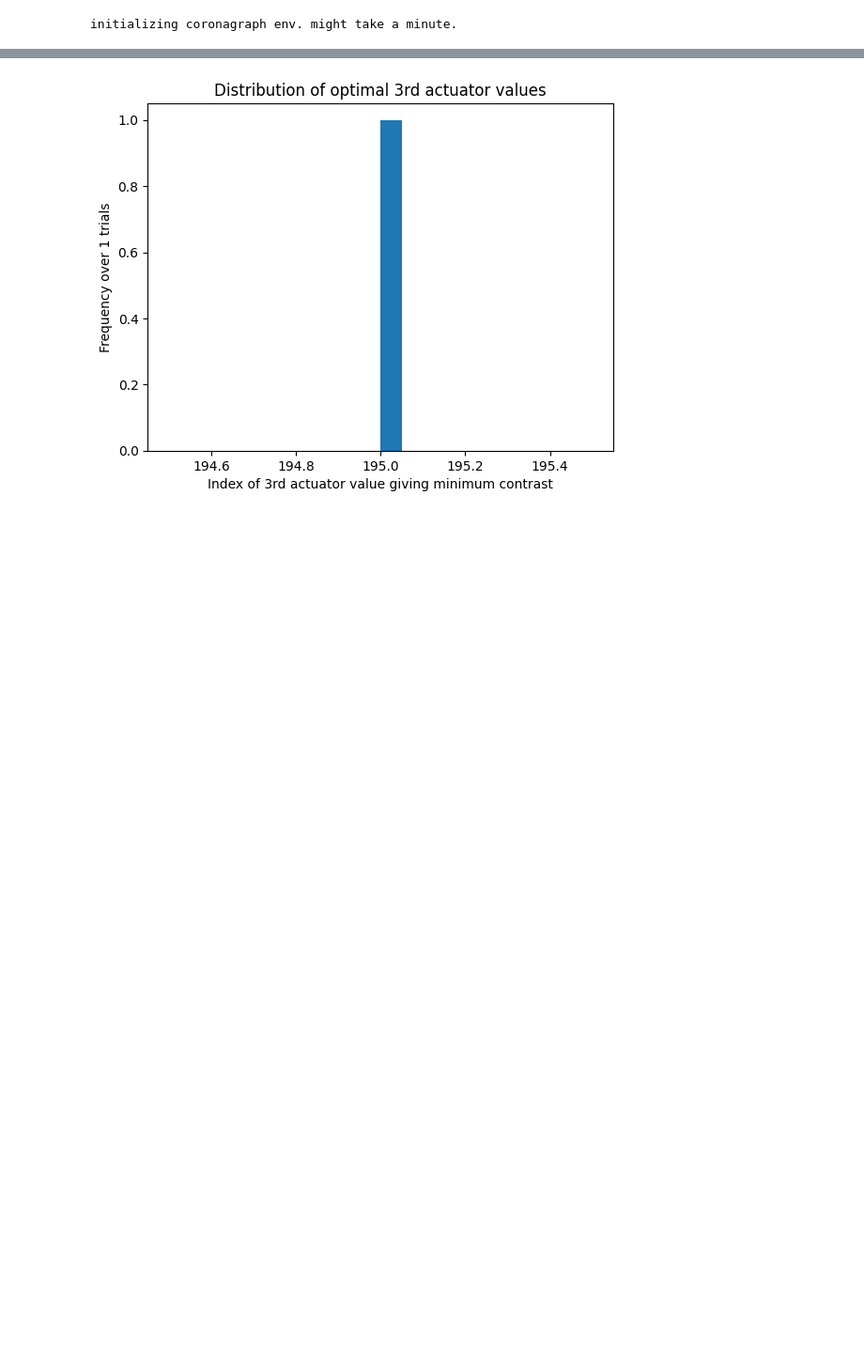
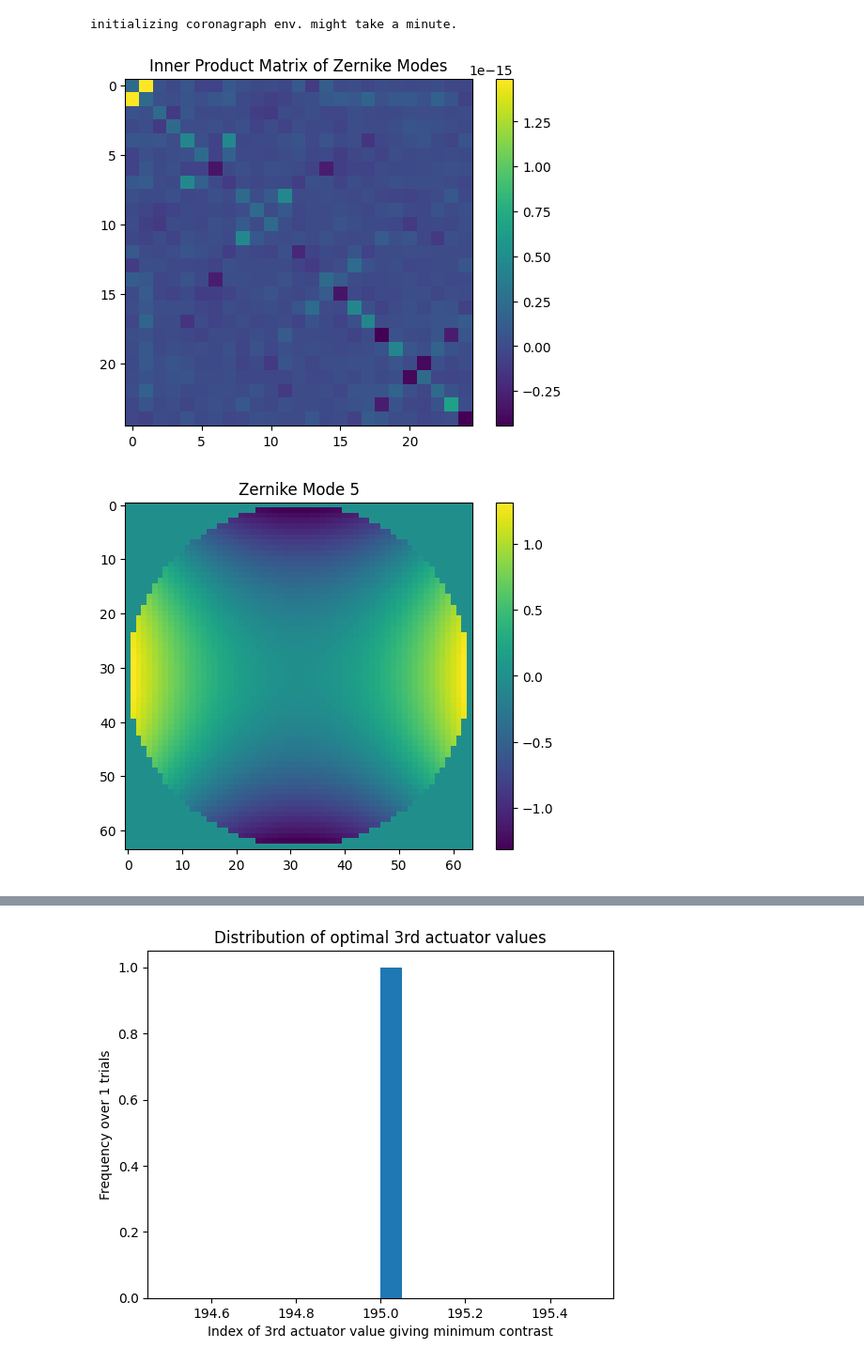
Before and after one commit to AlexeiKorolev/NASA-RL-Wavefront-Control, a Jupyter notebook: RL/testing.ipynb, the cells around one changed output, grey strips where cells are left out. Shown at 94% size. Saved outputs shown, nothing was run; the diff lists cells and outputs as text; code cells hidden in the pictures; blank space fills up the shorter version.

```diff
--- a/RL/testing.ipynb
+++ b/RL/testing.ipynb
@@ -23,4 +26,21 @@ env = CoronagraphEnvironment(
     )
 # %% [output]
 initializing coronagraph env. might take a minute.
+# %%
+data = np.load('zernike_25_modes_64x64.npz')
+
+G = data['innerproduct']
+G -= np.eye(G.shape[0])  # Subtract identity for better visualization
+plt.imshow(G)
+plt.title('Inner Product Matrix of Zernike Modes')
+plt.colorbar()
+plt.show()
+
+plt.imshow(data['modes'][5])
+plt.title('Zernike Mode 5')
+plt.colorbar()
+plt.show()
+# %% [output]
+[figure, added]
+[figure, added]
 # %%
```
Also changed, not shown: parts of 6 cells of this notebook, 4 other files.
